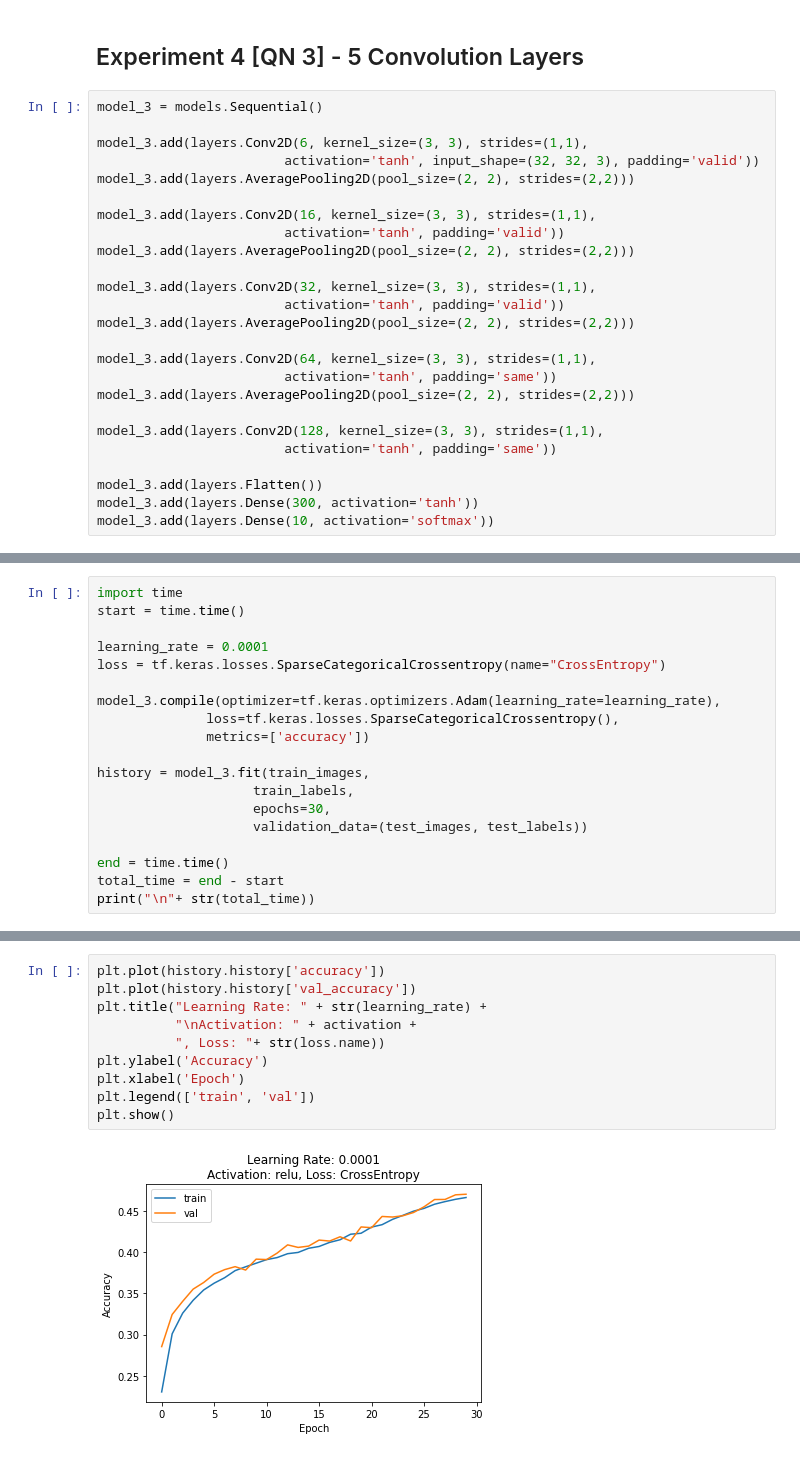
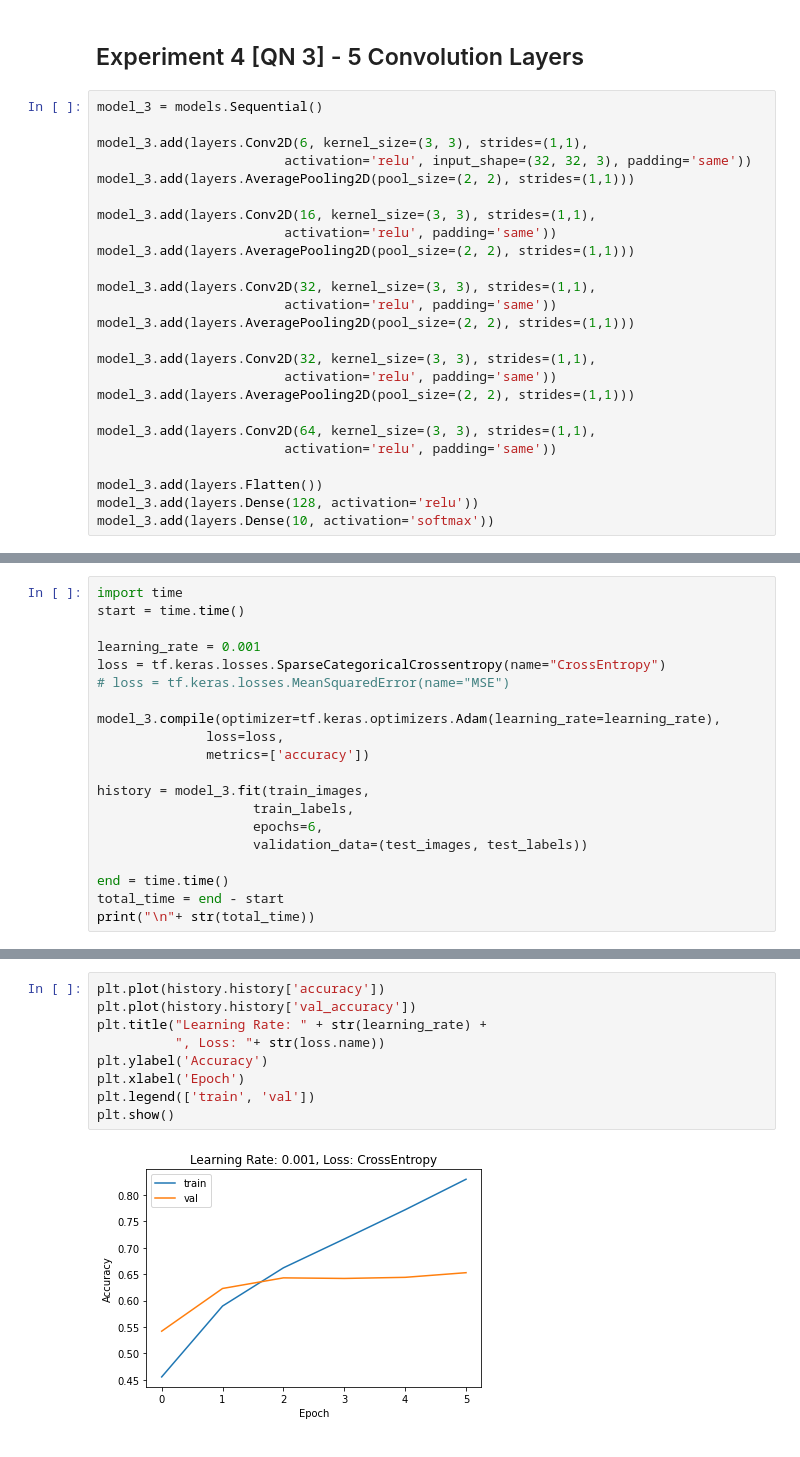
Before and after one commit to Rhitabrat/deep-learning-CS510, a Jupyter notebook: hw2/main.ipynb, the cells around one changed output, grey strips where cells are left out. Cells and saved outputs as stored; diff of their text form.

Commit message:
system configs and model improvement

```diff
--- a/hw2/main.ipynb
+++ b/hw2/main.ipynb
@@ -372,26 +368,26 @@ plt.show()
 model_3 = models.Sequential()
 
 model_3.add(layers.Conv2D(6, kernel_size=(3, 3), strides=(1,1),
-                        activation='tanh', input_shape=(32, 32, 3), padding='valid'))
-model_3.add(layers.AveragePooling2D(pool_size=(2, 2), strides=(2,2)))
+                        activation='relu', input_shape=(32, 32, 3), padding='same'))
+model_3.add(layers.AveragePooling2D(pool_size=(2, 2), strides=(1,1)))
 
 model_3.add(layers.Conv2D(16, kernel_size=(3, 3), strides=(1,1),
-                        activation='tanh', padding='valid'))
-model_3.add(layers.AveragePooling2D(pool_size=(2, 2), strides=(2,2)))
+                        activation='relu', padding='same'))
+model_3.add(layers.AveragePooling2D(pool_size=(2, 2), strides=(1,1)))
 
 model_3.add(layers.Conv2D(32, kernel_size=(3, 3), strides=(1,1),
-                        activation='tanh', padding='valid'))
-model_3.add(layers.AveragePooling2D(pool_size=(2, 2), strides=(2,2)))
+                        activation='relu', padding='same'))
+model_3.add(layers.AveragePooling2D(pool_size=(2, 2), strides=(1,1)))
+
+model_3.add(layers.Conv2D(32, kernel_size=(3, 3), strides=(1,1),
+                        activation='relu', padding='same'))
+model_3.add(layers.AveragePooling2D(pool_size=(2, 2), strides=(1,1)))
 
 model_3.add(layers.Conv2D(64, kernel_size=(3, 3), strides=(1,1),
-                        activation='tanh', padding='same'))
-model_3.add(layers.AveragePooling2D(pool_size=(2, 2), strides=(2,2)))
-
-model_3.add(layers.Conv2D(128, kernel_size=(3, 3), strides=(1,1),
-                        activation='tanh', padding='same'))
+                        activation='relu', padding='same'))
 
 model_3.add(layers.Flatten())
-model_3.add(layers.Dense(300, activation='tanh'))
+model_3.add(layers.Dense(128, activation='relu'))
 model_3.add(layers.Dense(10, activation='softmax'))
 # %%
 model_3.summary()
@@ -417,16 +413,17 @@ _________________________________________________________________
 import time
 start = time.time()
 
-learning_rate = 0.0001
+learning_rate = 0.001
 loss = tf.keras.losses.SparseCategoricalCrossentropy(name="CrossEntropy")
+# loss = tf.keras.losses.MeanSquaredError(name="MSE")
 
 model_3.compile(optimizer=tf.keras.optimizers.Adam(learning_rate=learning_rate),
-              loss=tf.keras.losses.SparseCategoricalCrossentropy(),
+              loss=loss,
               metrics=['accuracy'])
 
 history = model_3.fit(train_images,
                     train_labels,
-                    epochs=30,
+                    epochs=6,
                     validation_data=(test_images, test_labels))
 
 end = time.time()
@@ -453,15 +447,14 @@ Epoch 30/30
 # %%
 plt.plot(history.history['accuracy'])
 plt.plot(history.history['val_accuracy'])
 plt.title("Learning Rate: " + str(learning_rate) +
-          "\nActivation: " + activation +
           ", Loss: "+ str(loss.name))
 plt.ylabel('Accuracy')
 plt.xlabel('Epoch')
 plt.legend(['train', 'val'])
 plt.show()
 # %% [output]
-[figure, old version]
+[figure, new version]
 # %%
 plt.plot(history.history['loss'])
 plt.plot(history.history['val_loss'])
```
Also changed, not shown: parts of 9 cells of this notebook.
